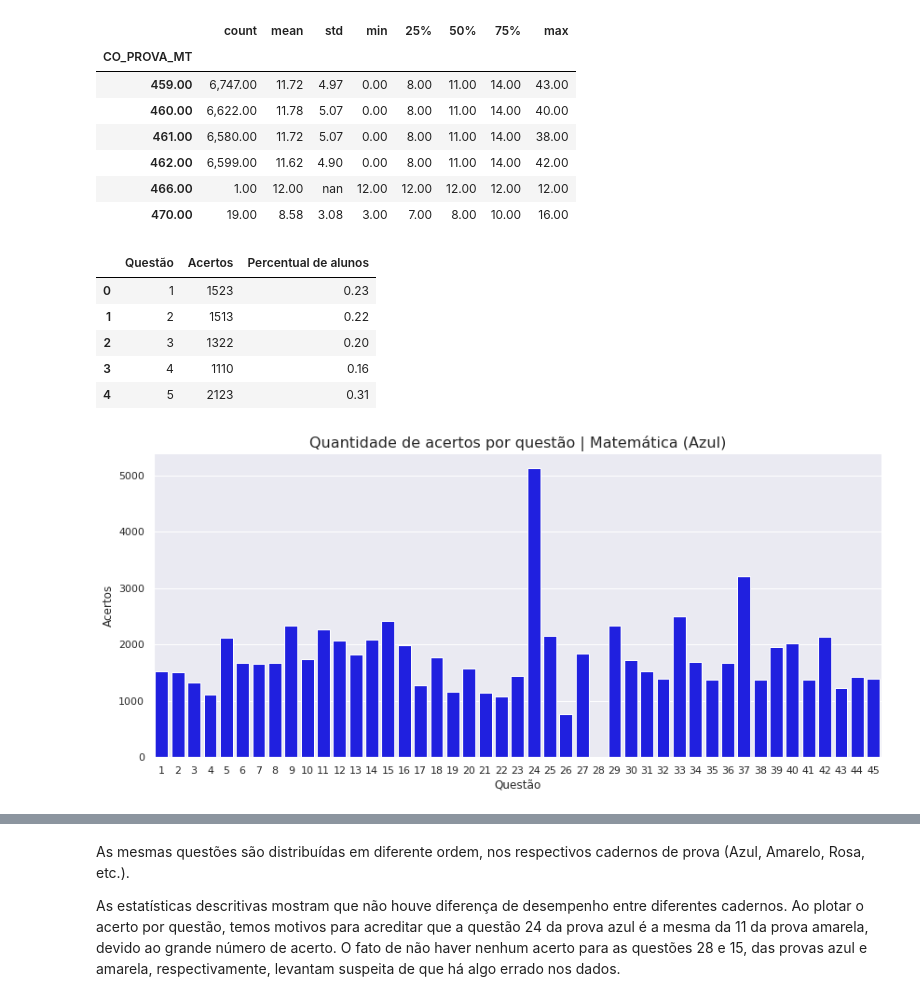
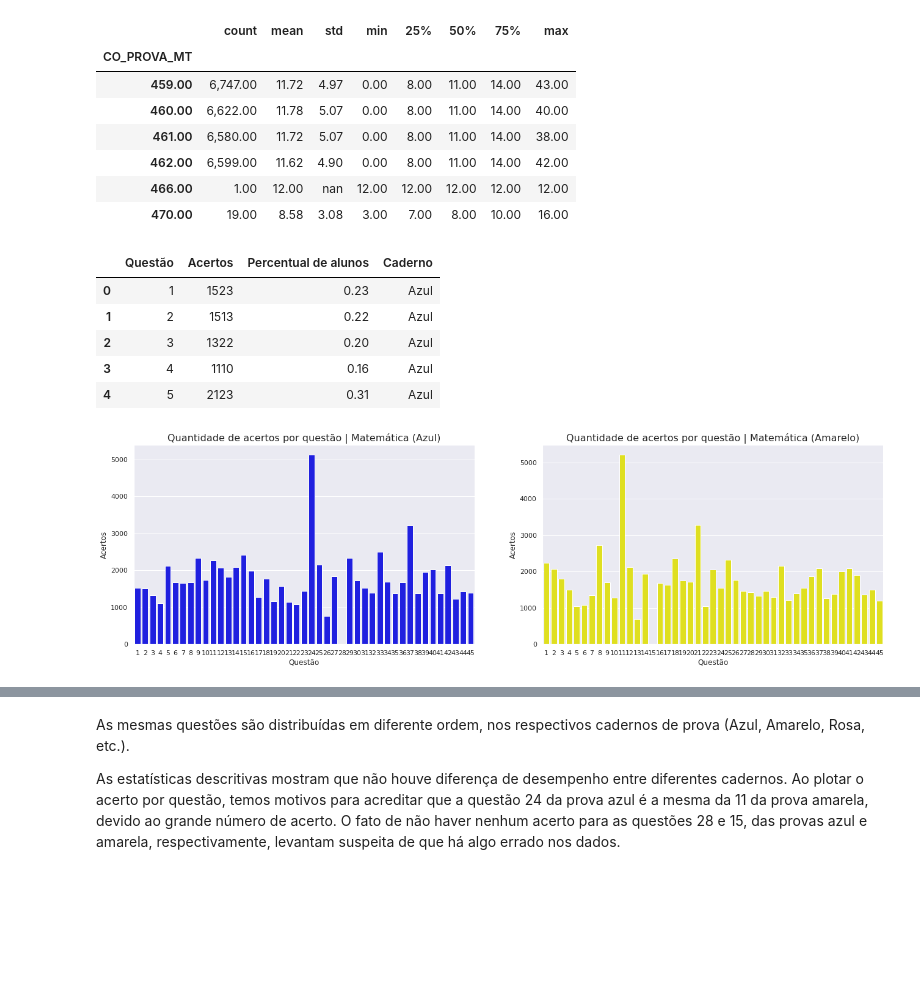
Before and after one commit to felipefreitasbr/quarentena-de-dados, a Jupyter notebook: Aula_04.ipynb, the cells around one changed output, grey strips where cells are left out. Cells and saved outputs as stored; diff of their text form; code cells hidden in the pictures; blank space fills up the shorter version.

```diff
--- a/Aula_04.ipynb
+++ b/Aula_04.ipynb
@@ -208,18 +208,38 @@ acertos_por_questao.reset_index(inplace=True)
 acertos_por_questao.columns = ['Questão', 'Acertos']
 acertos_por_questao['Questão'] = acertos_por_questao['Questão'] + 1
 acertos_por_questao['Percentual de alunos'] = acertos_por_questao['Acertos']/6747
+acertos_por_questao['Caderno'] = 'Azul'
 acertos_por_questao.head()
 # %% [output]
-|  | Questão | Acertos | Percentual de alunos |
-| 0 | 1 | 1523 | 0.23 |
-| 1 | 2 | 1513 | 0.22 |
-| 2 | 3 | 1322 | 0.20 |
-| 3 | 4 | 1110 | 0.16 |
-| 4 | 5 | 2123 | 0.31 |
+|  | Questão | Acertos | Percentual de alunos | Caderno |
+| 0 | 1 | 1523 | 0.23 | Azul |
+| 1 | 2 | 1513 | 0.22 | Azul |
+| 2 | 3 | 1322 | 0.20 | Azul |
+| 3 | 4 | 1110 | 0.16 | Azul |
+| 4 | 5 | 2123 | 0.31 | Azul |
+# %%
+prova_matematica_amarela = dados2.query('CO_PROVA_MT == 460')
+acertos = prova_matematica_amarela.apply(corretor_questoes, materia = 'MT', axis = 1)
+acertos_por_questao2 = pd.DataFrame(acertos.sum())
+acertos_por_questao2.reset_index(inplace=True)
+acertos_por_questao2.columns = ['Questão', 'Acertos']
+acertos_por_questao2['Questão'] = acertos_por_questao2['Questão'] + 1
+acertos_por_questao2['Percentual de alunos'] = acertos_por_questao2['Acertos']/6622
+acertos_por_questao2['Caderno'] = 'Amarelo'
+acertos_por_questao = acertos_por_questao.append(acertos_por_questao2)
 # %%
-plt.figure(figsize=(14, 6))
-sns.barplot(x='Questão', y='Acertos', data=acertos_por_questao, color='Blue')
+plt.figure(figsize=(22, 6))
+
+graf1 = plt.subplot(1,2,1)
+caderno = acertos_por_questao.query('Caderno == "Azul"')
+sns.barplot(x='Questão', y='Acertos', data=caderno, color='Blue')
 plt.title('Quantidade de acertos por questão | Matemática (Azul)', fontsize = 16)
+
+graf2 = plt.subplot(1,2,2)
+caderno = acertos_por_questao.query('Caderno == "Amarelo"')
+sns.barplot(x='Questão', y='Acertos', data=caderno, color='Yellow')
+plt.title('Quantidade de acertos por questão | Matemática (Amarelo)', fontsize = 16)
+
 plt.show()
 # %% [output]
-[figure, old version]
+[figure, new version]
```
Also changed, not shown: parts of 4 cells of this notebook.
